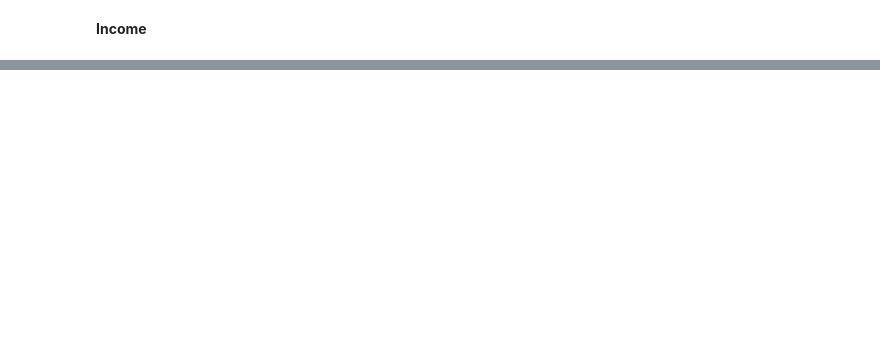
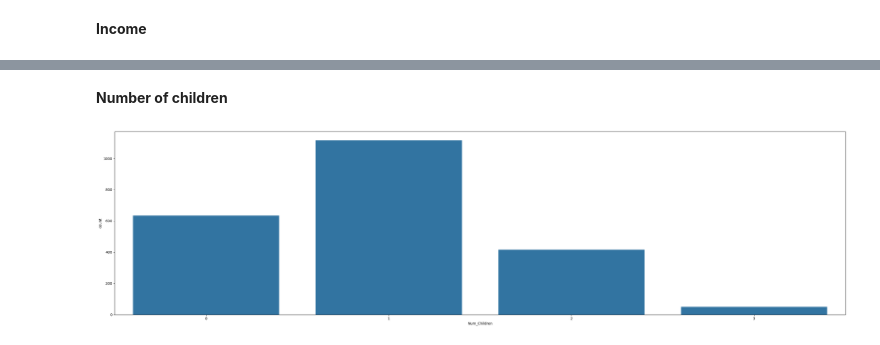
Before and after one commit to PerisN/Campaign_Marketing_Analytics, a Jupyter notebook: notebooks/customer_profile_analysis.ipynb, the cells around one changed output, grey strips where cells are left out. Cells and saved outputs as stored; diff of their text form; code cells hidden in the pictures; blank space fills up the shorter version.

```diff
--- a/notebooks/customer_profile_analysis.ipynb
+++ b/notebooks/customer_profile_analysis.ipynb
@@ -157,0 +212,4 @@ plt.tight_layout()
+# %%
+# Drop row with 666,666 income
+
+df = df.drop(df[df['Income'] == 666666].index)
@@ -166,0 +239,8 @@ plt.tight_layout()
+# %% [markdown]
+**Number of children**
+# %%
+plt.figure(figsize=(30, 8))
+sns.countplot(x="Num_Children", data=df)
+plt.tight_layout();
+# %% [output]
+[figure, added]
```
Also changed, not shown: parts of 46 cells of this notebook.
